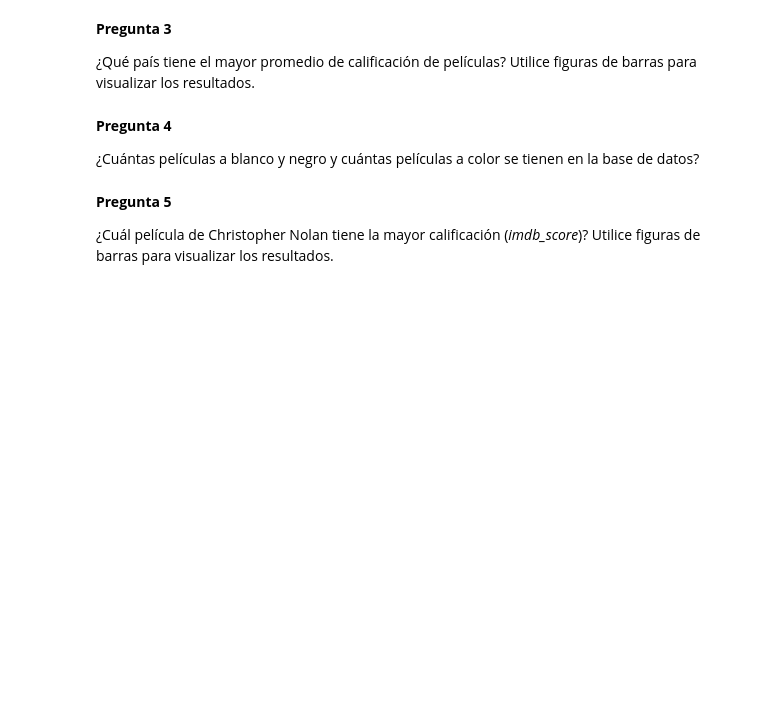
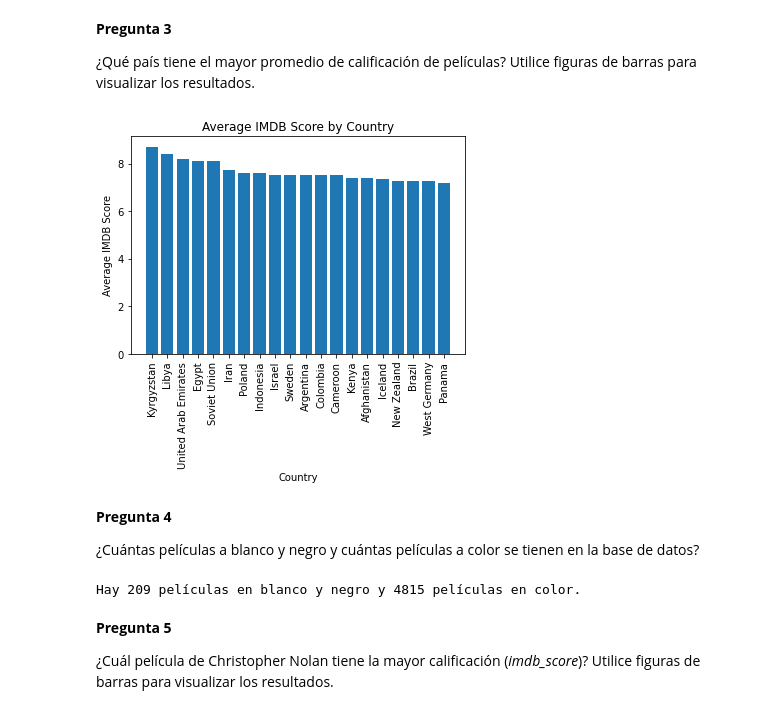
Before and after one commit to bened18/proyecto-integrador-1-taller-2, a Jupyter notebook: IMDBAnalyticsColab/IMDBAnalyticsColab_Workshop.ipynb, the cells around one changed output. Cells and saved outputs as stored; diff of their text form; code cells hidden in the pictures; blank space fills up the shorter version.

```diff
--- a/IMDBAnalyticsColab/IMDBAnalyticsColab_Workshop.ipynb
+++ b/IMDBAnalyticsColab/IMDBAnalyticsColab_Workshop.ipynb
@@ -92,3 +139,17 @@ Para crear el histograma:
+# %%
+avg_score_by_country = df.groupby('country')['imdb_score'].mean()
+
+avg_score_by_country = avg_score_by_country.sort_values(ascending=False).head(20)
+
+
+plt.bar(avg_score_by_country.index, avg_score_by_country.values)
+plt.xticks(rotation=90)
+plt.xlabel('Country')
+plt.ylabel('Average IMDB Score')
+plt.title('Average IMDB Score by Country')
+plt.show()
+# %% [output]
+[figure, added]
 # %% [markdown]
 **Pregunta 4**
 
@@ -98,3 +157,10 @@ Para crear el histograma:
+# %%
+bw_movies = len(df[df['color'] == ' Black and White'])
+color_movies = len(df[df['color'] == 'Color'])
+
+print(f'Hay {bw_movies} películas en blanco y negro y {color_movies} películas en color.')
+# %% [output]
+Hay 209 películas en blanco y negro y 4815 películas en color.
 # %% [markdown]
 **Pregunta 5**
 
```
Also changed, not shown: parts of 16 cells of this notebook.
